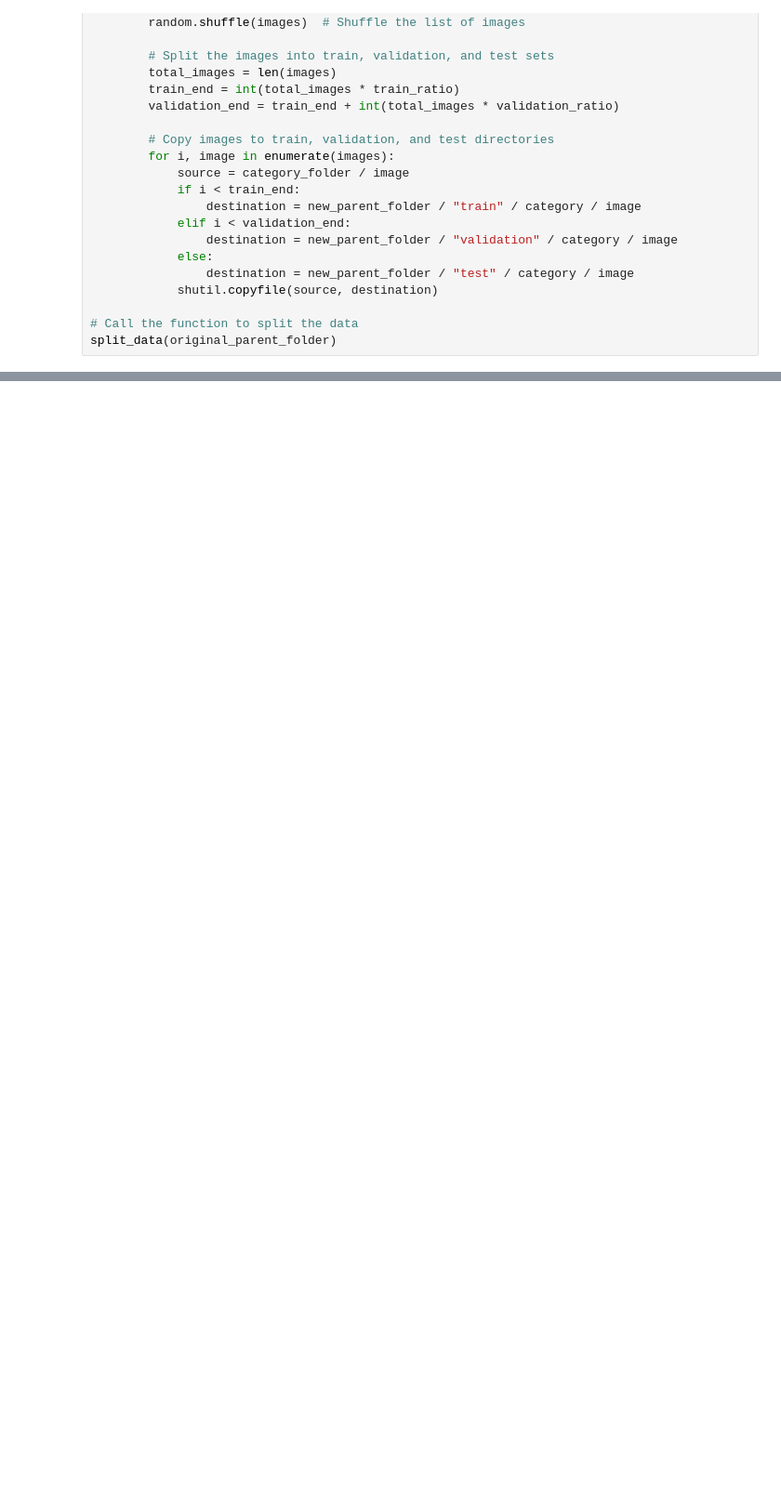
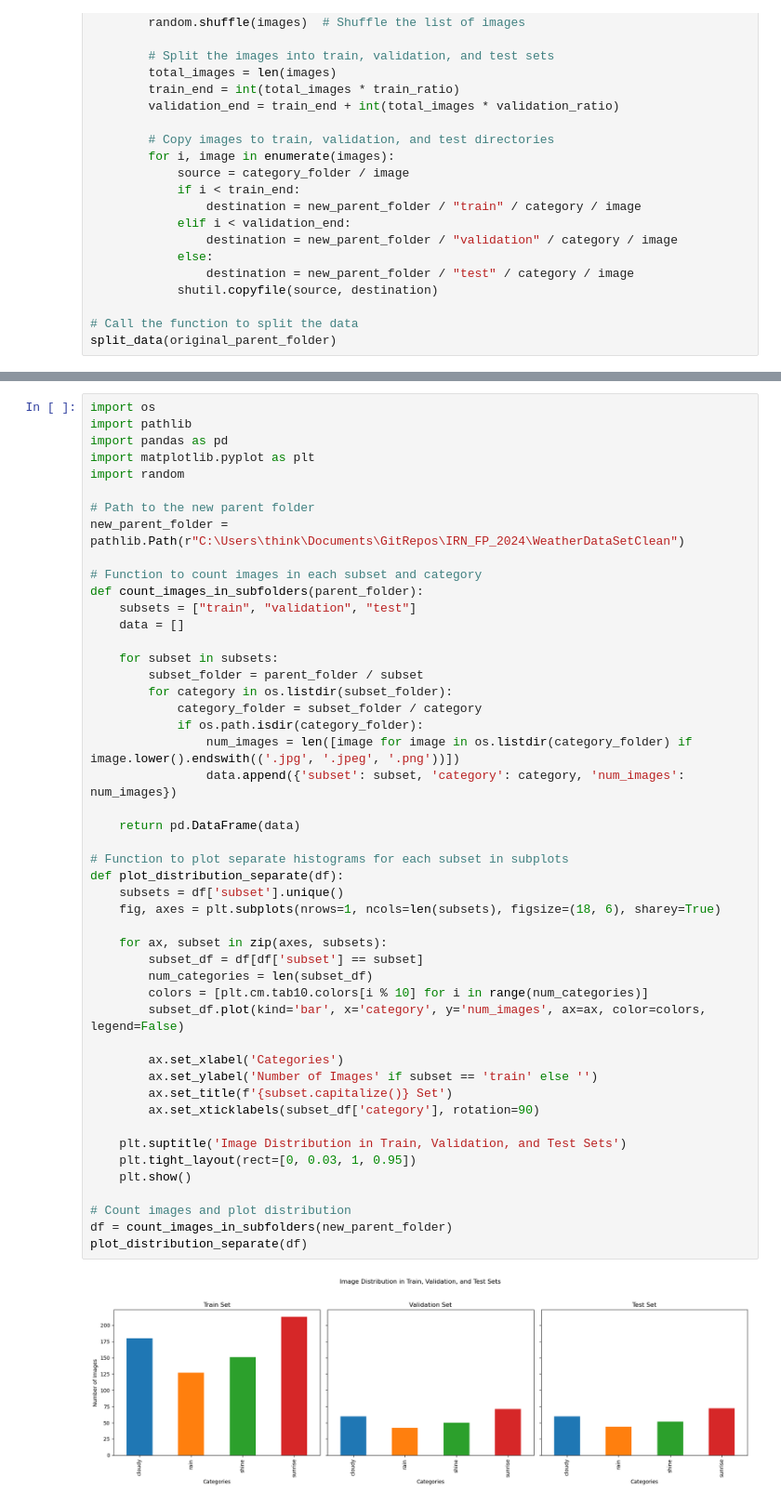
Before and after one commit to n0teventrying/IRN_FP_2024, a Jupyter notebook: PF_IRN_2024.ipynb, the cells around one changed output, grey strips where cells are left out. Shown at 93% size. Drawn from its saved outputs; the diff is of its cells as text; blank space fills up the shorter version.

```diff
--- a/PF_IRN_2024.ipynb
+++ b/PF_IRN_2024.ipynb
@@ -163,0 +204,50 @@ split_data(original_parent_folder)
+# %%
+import os
+import pathlib
+import pandas as pd
+import matplotlib.pyplot as plt
+import random
+
+# Path to the new parent folder
+new_parent_folder = pathlib.Path(r"C:\Users\think\Documents\GitRepos\IRN_FP_2024\WeatherDataSetClean")
+
+# Function to count images in each subset and category
+def count_images_in_subfolders(parent_folder):
+    subsets = ["train", "validation", "test"]
+    data = []
+
+    for subset in subsets:
+        subset_folder = parent_folder / subset
+        for category in os.listdir(subset_folder):
+            category_folder = subset_folder / category
+            if os.path.isdir(category_folder):
+                num_images = len([image for image in os.listdir(category_folder) if image.lower().endswith(('.jpg', '.jpeg', '.png'))])
+                data.append({'subset': subset, 'category': category, 'num_images': num_images})
+
+    return pd.DataFrame(data)
+
+# Function to plot separate histograms for each subset in subplots
+def plot_distribution_separate(df):
+    subsets = df['subset'].unique()
+    fig, axes = plt.subplots(nrows=1, ncols=len(subsets), figsize=(18, 6), sharey=True)
+
+    for ax, subset in zip(axes, subsets):
+        subset_df = df[df['subset'] == subset]
+        num_categories = len(subset_df)
+        colors = [plt.cm.tab10.colors[i % 10] for i in range(num_categories)]
+        subset_df.plot(kind='bar', x='category', y='num_images', ax=ax, color=colors, legend=False)
+
+        ax.set_xlabel('Categories')
+        ax.set_ylabel('Number of Images' if subset == 'train' else '')
+        ax.set_title(f'{subset.capitalize()} Set')
+        ax.set_xticklabels(subset_df['category'], rotation=90)
+
+    plt.suptitle('Image Distribution in Train, Validation, and Test Sets')
+    plt.tight_layout(rect=[0, 0.03, 1, 0.95])
+    plt.show()
+
+# Count images and plot distribution
+df = count_images_in_subfolders(new_parent_folder)
+plot_distribution_separate(df)
+# %% [output]
+[figure, added]
```
Also changed, not shown: parts of 1 cell of this notebook.
